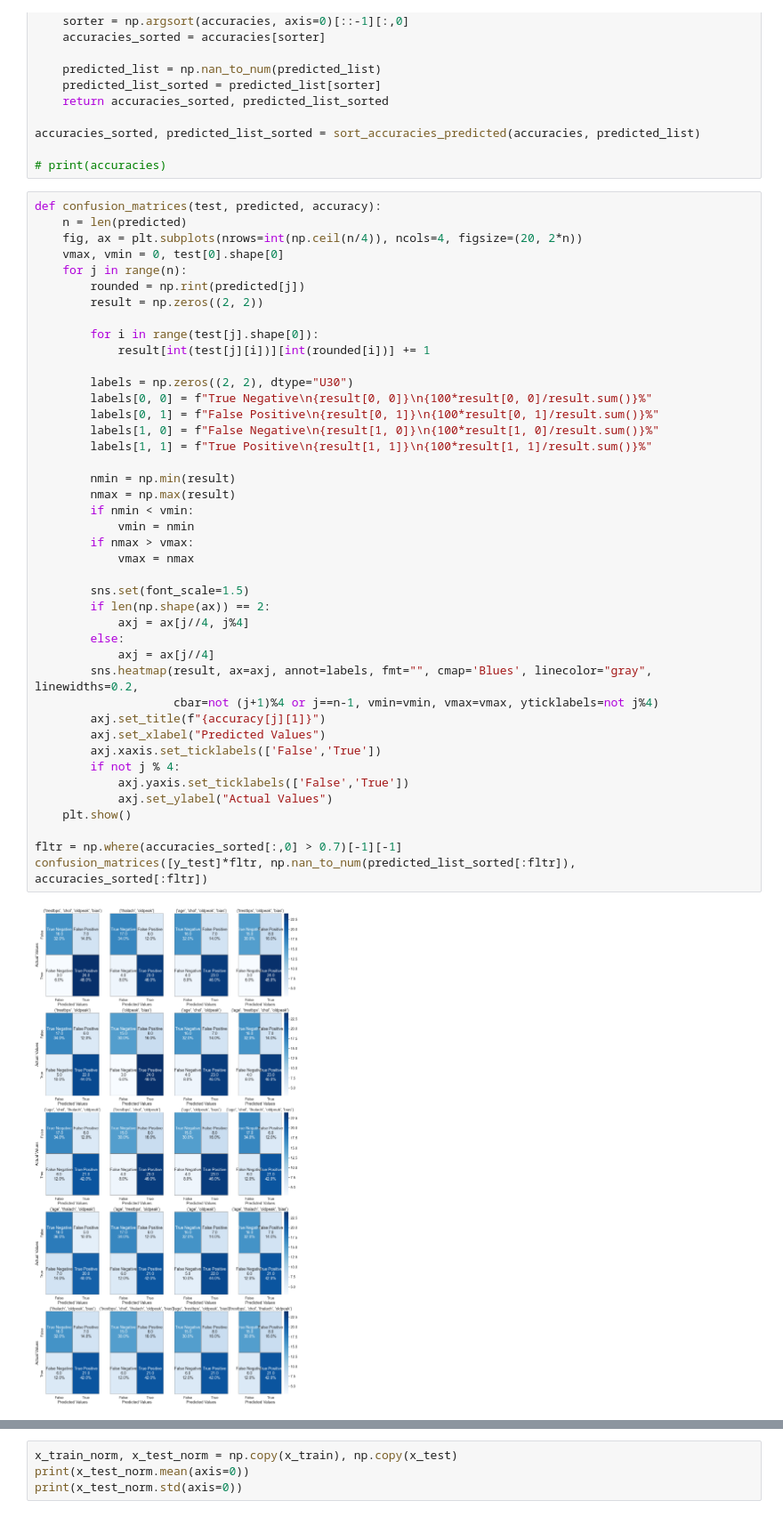
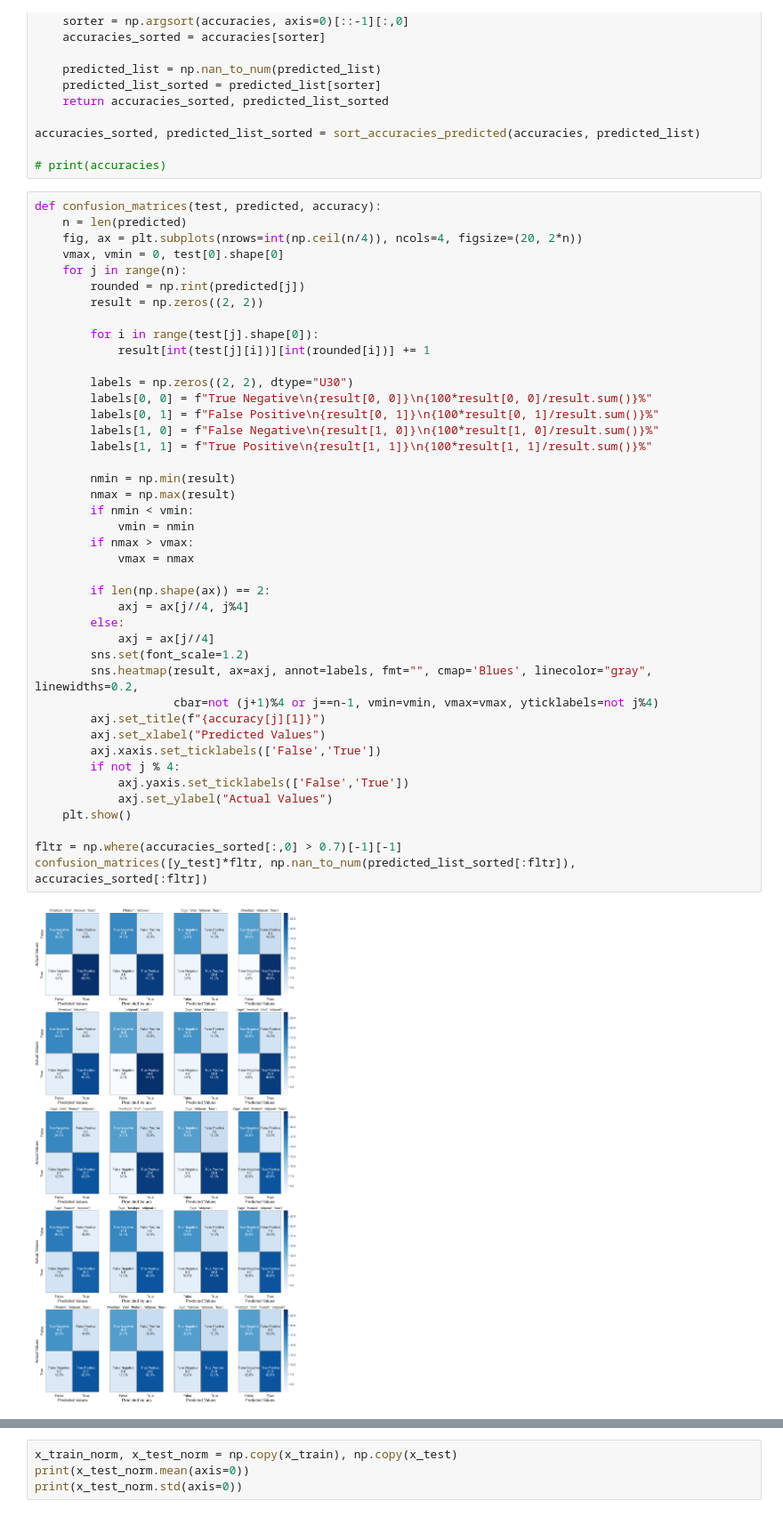
Before and after one commit to TheKompot/LogisticRegression, a Jupyter notebook: logistic_regression.ipynb, the cells around one changed output, grey strips where cells are left out. Shown at 89% size. Drawn from its saved outputs; the diff is of its cells as text.

```diff
--- a/logistic_regression.ipynb
+++ b/logistic_regression.ipynb
@@ -167,32 +167,32 @@ def confusion_matrices(test, predicted, accuracy):
         labels = np.zeros((2, 2), dtype="U30")
         labels[0, 0] = f"True Negative\n{result[0, 0]}\n{100*result[0, 0]/result.sum()}%"
         labels[0, 1] = f"False Positive\n{result[0, 1]}\n{100*result[0, 1]/result.sum()}%"
         labels[1, 0] = f"False Negative\n{result[1, 0]}\n{100*result[1, 0]/result.sum()}%"
         labels[1, 1] = f"True Positive\n{result[1, 1]}\n{100*result[1, 1]/result.sum()}%"
 
         nmin = np.min(result)
         nmax = np.max(result)
         if nmin < vmin:
             vmin = nmin
         if nmax > vmax:
             vmax = nmax
 
-        sns.set(font_scale=1.5)
         if len(np.shape(ax)) == 2:
             axj = ax[j//4, j%4]
         else:
             axj = ax[j//4]
+        sns.set(font_scale=1.2)
         sns.heatmap(result, ax=axj, annot=labels, fmt="", cmap='Blues', linecolor="gray", linewidths=0.2,
                     cbar=not (j+1)%4 or j==n-1, vmin=vmin, vmax=vmax, yticklabels=not j%4)
         axj.set_title(f"{accuracy[j][1]}")
         axj.set_xlabel("Predicted Values")
         axj.xaxis.set_ticklabels(['False','True'])
         if not j % 4:
             axj.yaxis.set_ticklabels(['False','True'])
             axj.set_ylabel("Actual Values")
     plt.show()
 
 fltr = np.where(accuracies_sorted[:,0] > 0.7)[-1][-1]
 confusion_matrices([y_test]*fltr, np.nan_to_num(predicted_list_sorted[:fltr]), accuracies_sorted[:fltr])
 # %% [output]
-[figure, old version]
+[figure, new version]
```
Also changed, not shown: parts of 6 cells of this notebook.
